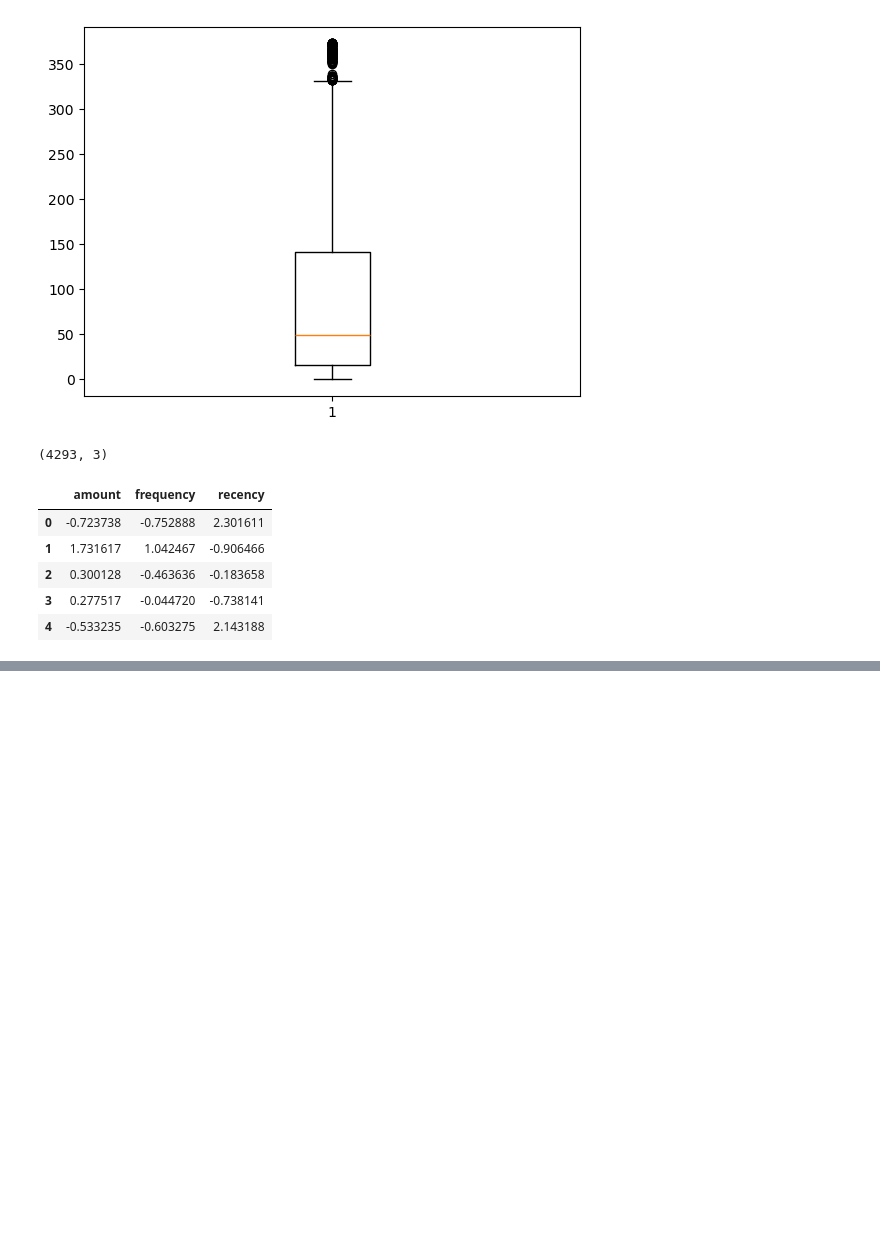
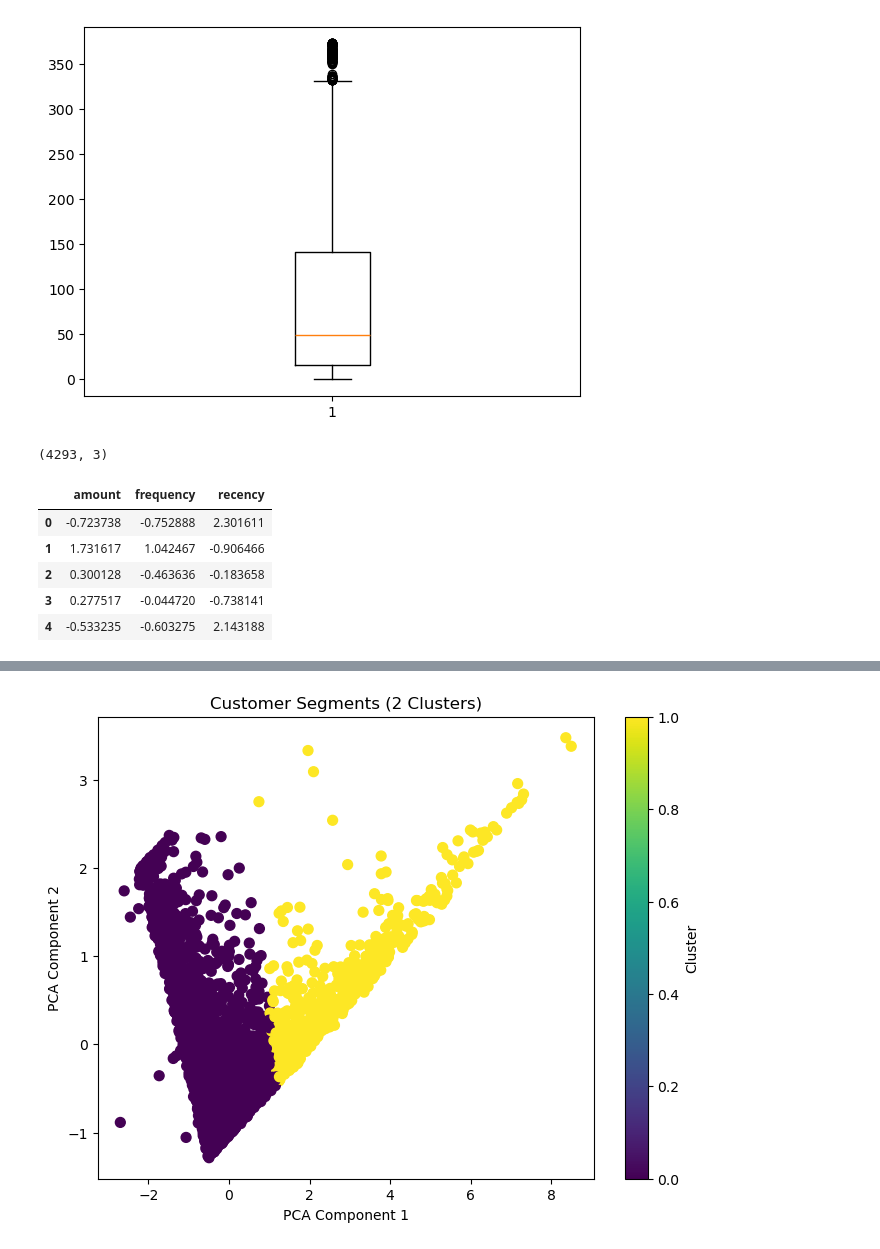
Before and after one commit to arvindchhabra/upgrad-Internship, a Jupyter notebook: Untitled.ipynb, the cells around one changed output, grey strips where cells are left out. Cells and saved outputs as stored; diff of their text form; code cells hidden in the pictures; blank space fills up the shorter version.

```diff
--- a/Untitled.ipynb
+++ b/Untitled.ipynb
@@ -321,0 +374,20 @@ rfm_df_scaled.head()
+# %%
+from sklearn.decomposition import PCA
+
+
+# Assuming 'data' is your preprocessed feature matrix
+pca = PCA(n_components=2)
+reduced_data = pca.fit_transform(rfm_df_scaled)
+
+kmeans = KMeans(n_clusters=2, random_state=42)
+labels = kmeans.fit_predict(rfm_df_scaled)
+
+plt.figure(figsize=(8,6))
+plt.scatter(reduced_data[:, 0], reduced_data[:, 1], c=labels, cmap='viridis', s=50)
+plt.title('Customer Segments (2 Clusters)')
+plt.xlabel('PCA Component 1')
+plt.ylabel('PCA Component 2')
+plt.colorbar(label='Cluster')
+plt.show()
+# %% [output]
+[figure, added]
```
Also changed, not shown: parts of 33 cells of this notebook.
